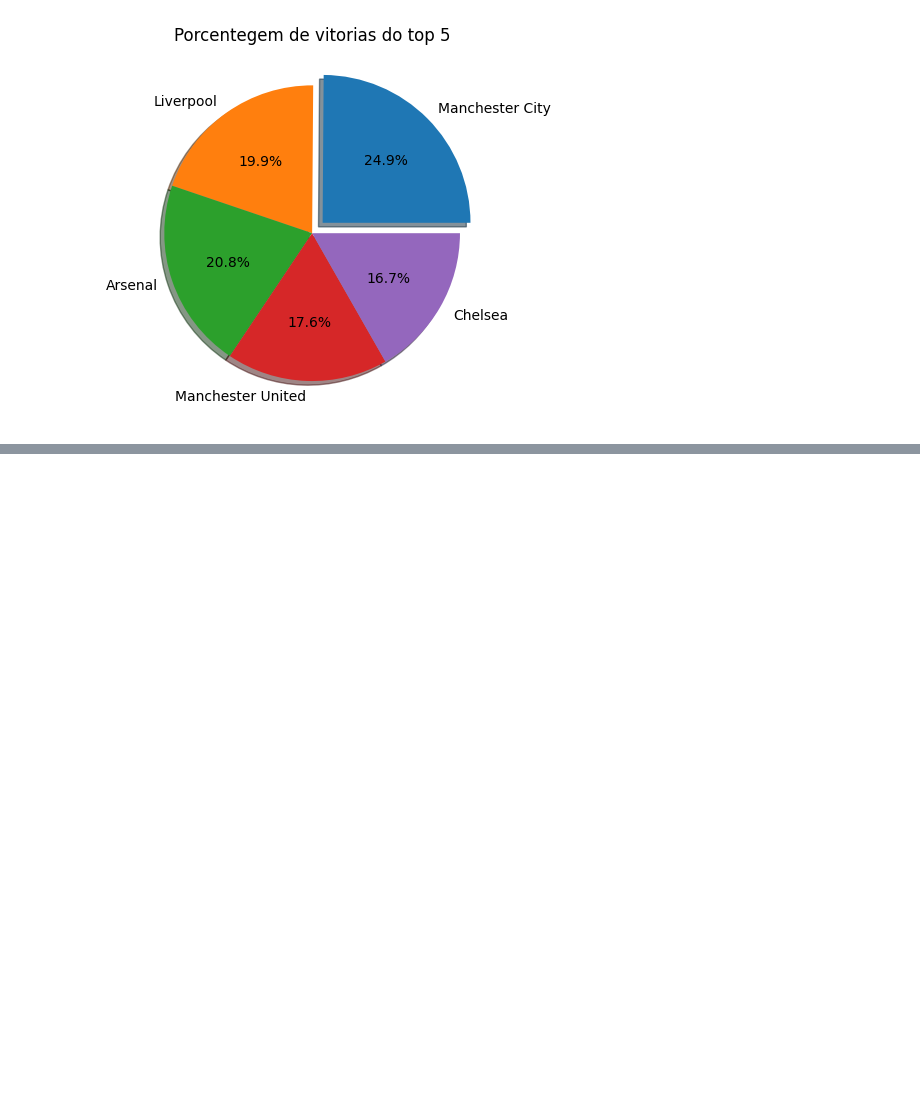
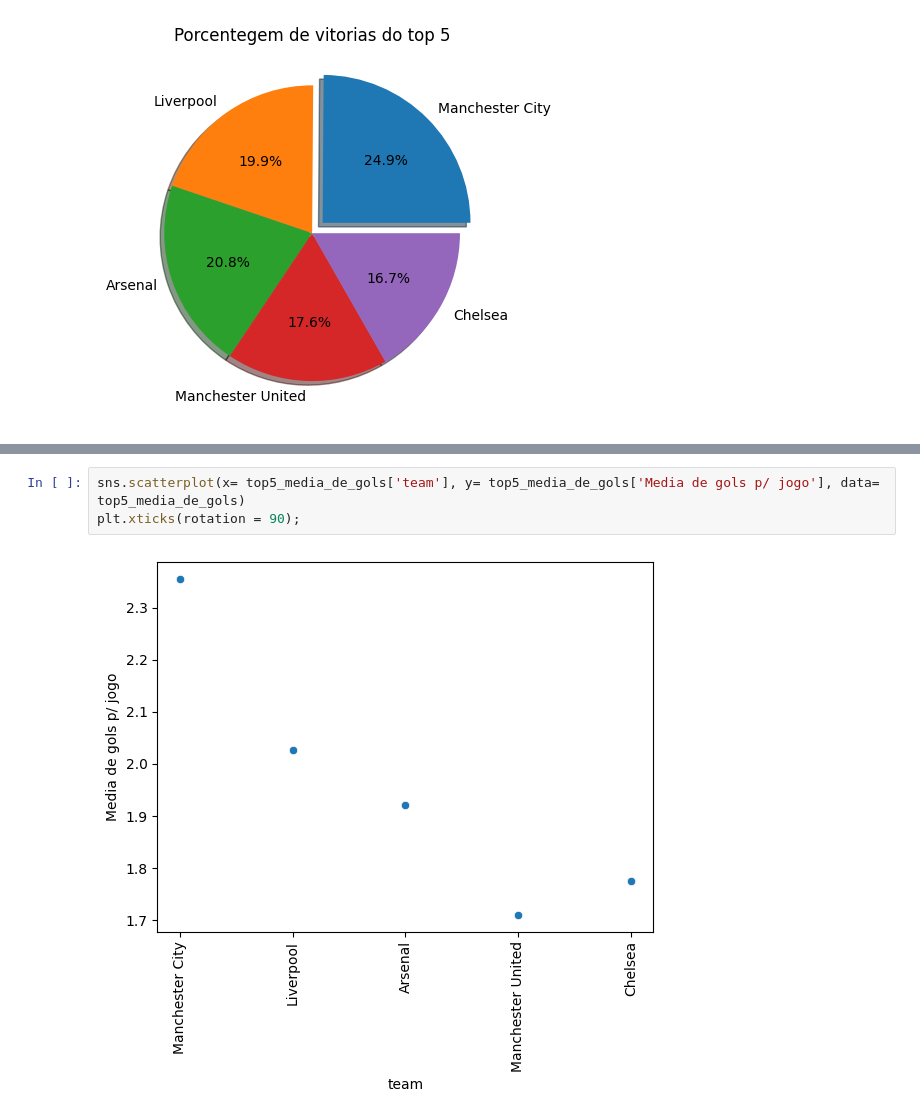
Before and after one commit to lucasghidini/PremierLeague2024, a Jupyter notebook: PremierLeague2024.ipynb, the cells around one changed output, grey strips where cells are left out. Saved outputs shown, nothing was run; the diff lists cells and outputs as text; blank space fills up the shorter version.

```diff
--- a/PremierLeague2024.ipynb
+++ b/PremierLeague2024.ipynb
@@ -122,0 +152,5 @@ plt.title('Porcentegem de vitorias do top 5');
+# %%
+sns.scatterplot(x= top5_media_de_gols['team'], y= top5_media_de_gols['Media de gols p/ jogo'], data= top5_media_de_gols)
+plt.xticks(rotation = 90);
+# %% [output]
+[figure, added]
```
Also changed, not shown: parts of 5 cells of this notebook, 1 other file.
